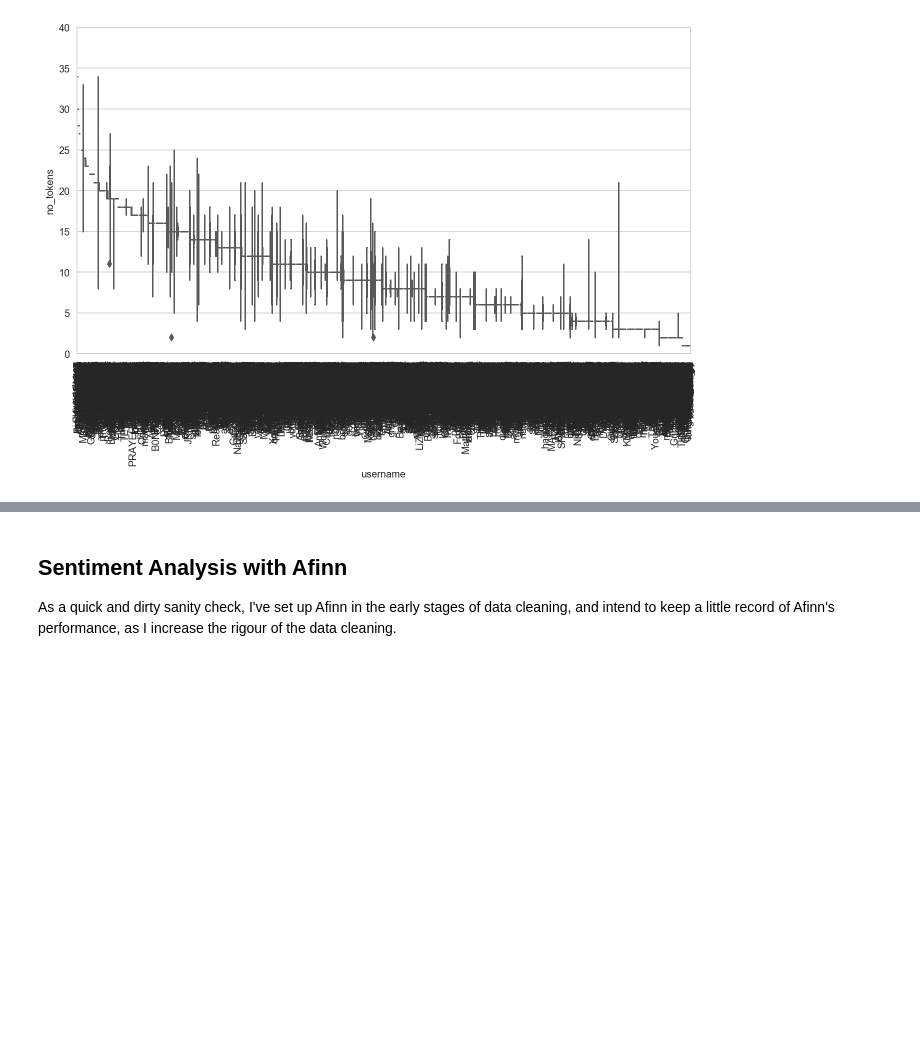
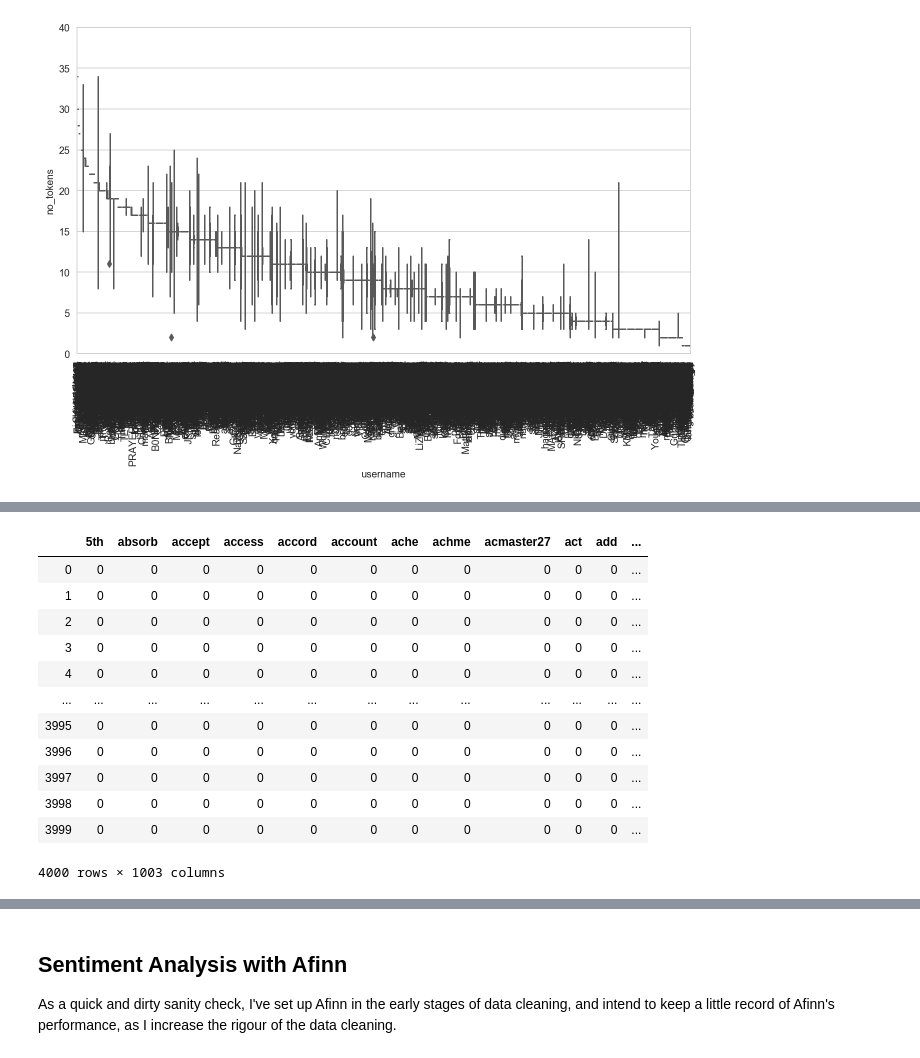
Before and after one commit to 3dspace/language-processing-lifecycle-fall2019, a Jupyter notebook: pgray-csml1010-project.ipynb, the cells around one changed output, grey strips where cells are left out. Cells and saved outputs as stored; diff of their text form; code cells hidden in the pictures; blank space fills up the shorter version.

```diff
--- a/pgray-csml1010-project.ipynb
+++ b/pgray-csml1010-project.ipynb
@@ -554,0 +565,7 @@ print(fdist)
+# %%
+from sklearn.feature_extraction.text import CountVectorizer
+
+cv = CountVectorizer(min_df=0., max_df=1.)
+cv_matrix = cv.fit_transform(df_sm['text_verbs'])
+cv_matrix = cv_matrix.toarray()
+cv_matrix
@@ -554,0 +580,19 @@ print(fdist)
+# %%
+# get all unique words in the corpus
+vocab = cv.get_feature_names()
+# show document feature vectors
+pd.DataFrame(cv_matrix, columns=vocab)
+# %% [output]
+|  | 5th | absorb | accept | access | accord | account | ache | achme | acmaster27 | act | add | ... |
+| 0 | 0 | 0 | 0 | 0 | 0 | 0 | 0 | 0 | 0 | 0 | 0 | ... |
+| 1 | 0 | 0 | 0 | 0 | 0 | 0 | 0 | 0 | 0 | 0 | 0 | ... |
+| 2 | 0 | 0 | 0 | 0 | 0 | 0 | 0 | 0 | 0 | 0 | 0 | ... |
+| 3 | 0 | 0 | 0 | 0 | 0 | 0 | 0 | 0 | 0 | 0 | 0 | ... |
+| 4 | 0 | 0 | 0 | 0 | 0 | 0 | 0 | 0 | 0 | 0 | 0 | ... |
+| ... | ... | ... | ... | ... | ... | ... | ... | ... | ... | ... | ... | ... |
+| 3995 | 0 | 0 | 0 | 0 | 0 | 0 | 0 | 0 | 0 | 0 | 0 | ... |
+| 3996 | 0 | 0 | 0 | 0 | 0 | 0 | 0 | 0 | 0 | 0 | 0 | ... |
+| 3997 | 0 | 0 | 0 | 0 | 0 | 0 | 0 | 0 | 0 | 0 | 0 | ... |
+| 3998 | 0 | 0 | 0 | 0 | 0 | 0 | 0 | 0 | 0 | 0 | 0 | ... |
+| 3999 | 0 | 0 | 0 | 0 | 0 | 0 | 0 | 0 | 0 | 0 | 0 | ... |
+4000 rows × 1003 columns
```
Also changed, not shown: parts of 21 cells of this notebook.
